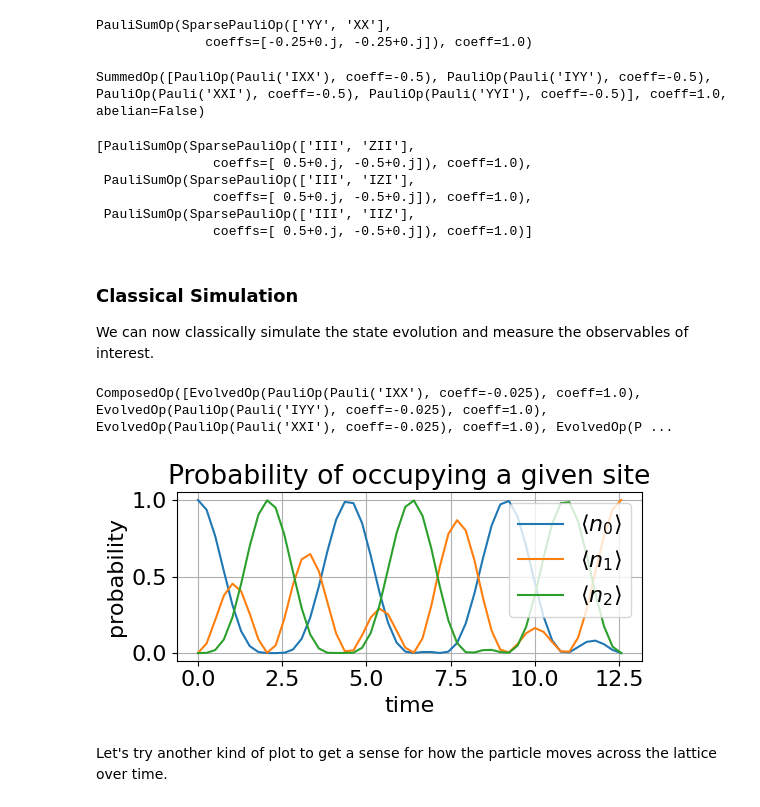
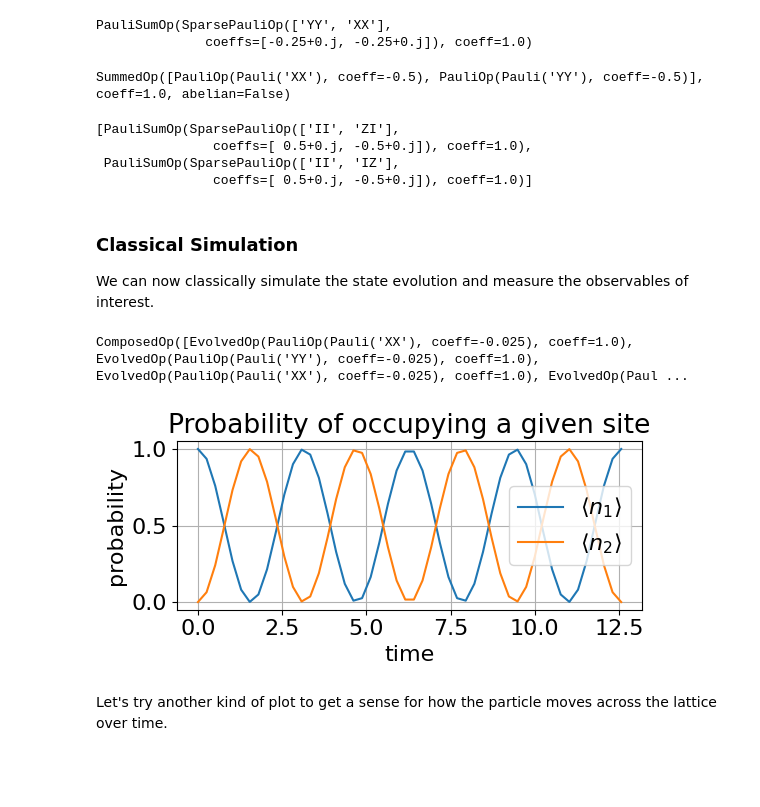
Before and after one commit to oscartq/qsim_mzm, a Jupyter notebook: tight-binding-chain/qsim-2-site-tight-binding.ipynb, the cells around one changed output. Cells and saved outputs as stored; diff of their text form; code cells hidden in the pictures; blank space fills up the shorter version.

Commit message:
added 3-site tight binding chain, generated corrected figures for the 2-site and 5-site case

```diff
--- a/tight-binding-chain/qsim-2-site-tight-binding.ipynb
+++ b/tight-binding-chain/qsim-2-site-tight-binding.ipynb
@@ -86,7 +86,7 @@ def compute_H(tau, num_sites):
 
 
 # Example computation. This Hamiltonian is the same model we cover in the paper and will persist through the notebook.
-num_sites = 3
+num_sites = 2
 defect_location = [0]
 
 # Parameterized hopping strengths
@@ -99,7 +99,7 @@ H = H_param.bind_parameters({tau: 1})
 # Print Hamiltonian operators to confirm it's what we expect
 H
 # %% [output]
-SummedOp([PauliOp(Pauli('IXX'), coeff=-0.5), PauliOp(Pauli('IYY'), coeff=-0.5), PauliOp(Pauli('XXI'), coeff=-0.5), PauliOp(Pauli('YYI'), coeff=-0.5)], coeff=1.0, abelian=False)
+SummedOp([PauliOp(Pauli('XX'), coeff=-0.5), PauliOp(Pauli('YY'), coeff=-0.5)], coeff=1.0, abelian=False)
 # %%
 # Define a list of number operators in terms of Pauli operators
 n_is = [
@@ -108,11 +108,9 @@ n_is = [
 ]
 n_is
 # %% [output]
-[PauliSumOp(SparsePauliOp(['III', 'ZII'],
+[PauliSumOp(SparsePauliOp(['II', 'ZI'],
                coeffs=[ 0.5+0.j, -0.5+0.j]), coeff=1.0),
- PauliSumOp(SparsePauliOp(['III', 'IZI'],
-               coeffs=[ 0.5+0.j, -0.5+0.j]), coeff=1.0),
- PauliSumOp(SparsePauliOp(['III', 'IIZ'],
+ PauliSumOp(SparsePauliOp(['II', 'IZ'],
                coeffs=[ 0.5+0.j, -0.5+0.j]), coeff=1.0)]
 # %% [markdown]
 ### Classical Simulation
@@ -142,7 +140,7 @@ def compute_U_trot(H, time, trotter_steps, order=1):
 # Print example output
 compute_U_trot(H, 1, 20)
 # %% [output]
-ComposedOp([EvolvedOp(PauliOp(Pauli('IXX'), coeff=-0.025), coeff=1.0), EvolvedOp(PauliOp(Pauli('IYY'), coeff=-0.025), coeff=1.0), EvolvedOp(PauliOp(Pauli('XXI'), coeff=-0.025), coeff=1.0), EvolvedOp(P ...
+ComposedOp([EvolvedOp(PauliOp(Pauli('XX'), coeff=-0.025), coeff=1.0), EvolvedOp(PauliOp(Pauli('YY'), coeff=-0.025), coeff=1.0), EvolvedOp(PauliOp(Pauli('XX'), coeff=-0.025), coeff=1.0), EvolvedOp(Paul ...
 # %%
 # Time evolution calculation using same parameters as the exact classical calculation
 
@@ -167,20 +165,20 @@ for i, ni in enumerate(tqdm(n_is)):
 # %%
 # Plot the time evolution
 # list of labels for the plot
-num_op_labels = [r"$\langle n_" + str(i) + "\\rangle$" for i in range(num_sites)]
+num_op_labels = [r"$\langle n_" + str(i+1) + "\\rangle$" for i in range(num_sites)]
 
 plt.figure(figsize=(6, 3))
 plt.plot(times, evo_matrix_trot)
 plt.xlabel("time")
 plt.ylabel("probability")
 plt.title("Probability of occupying a given site")
 plt.grid()
 plt.legend(num_op_labels)
 plt.tight_layout()
 plt.savefig("figures/2-site-tb/2-site-prob.pdf")
 plt.show()
 # %% [output]
-[figure, old version]
+[figure, new version]
 # %% [markdown]
 Let's try another kind of plot to get a sense for how the particle moves across the lattice over time.
 # %%
```
Also changed, not shown: parts of 5 cells of this notebook, 12 other files.
